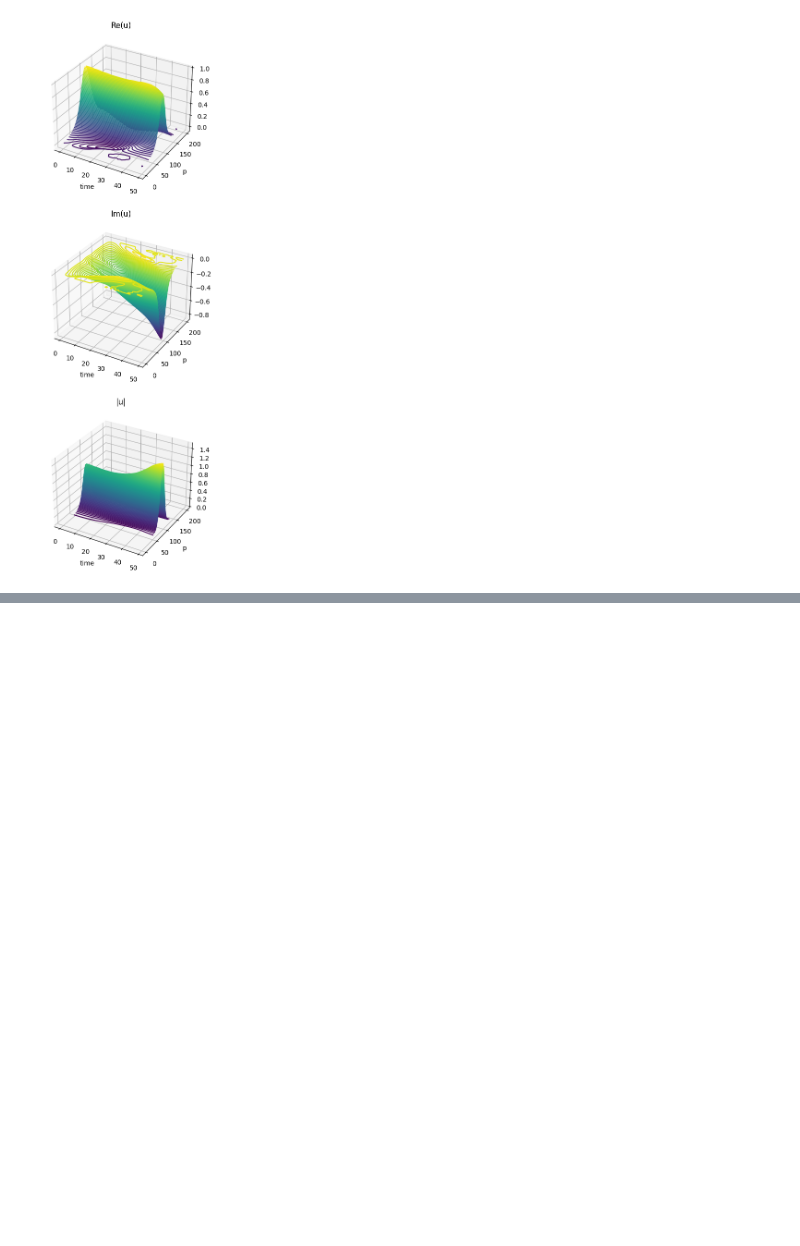
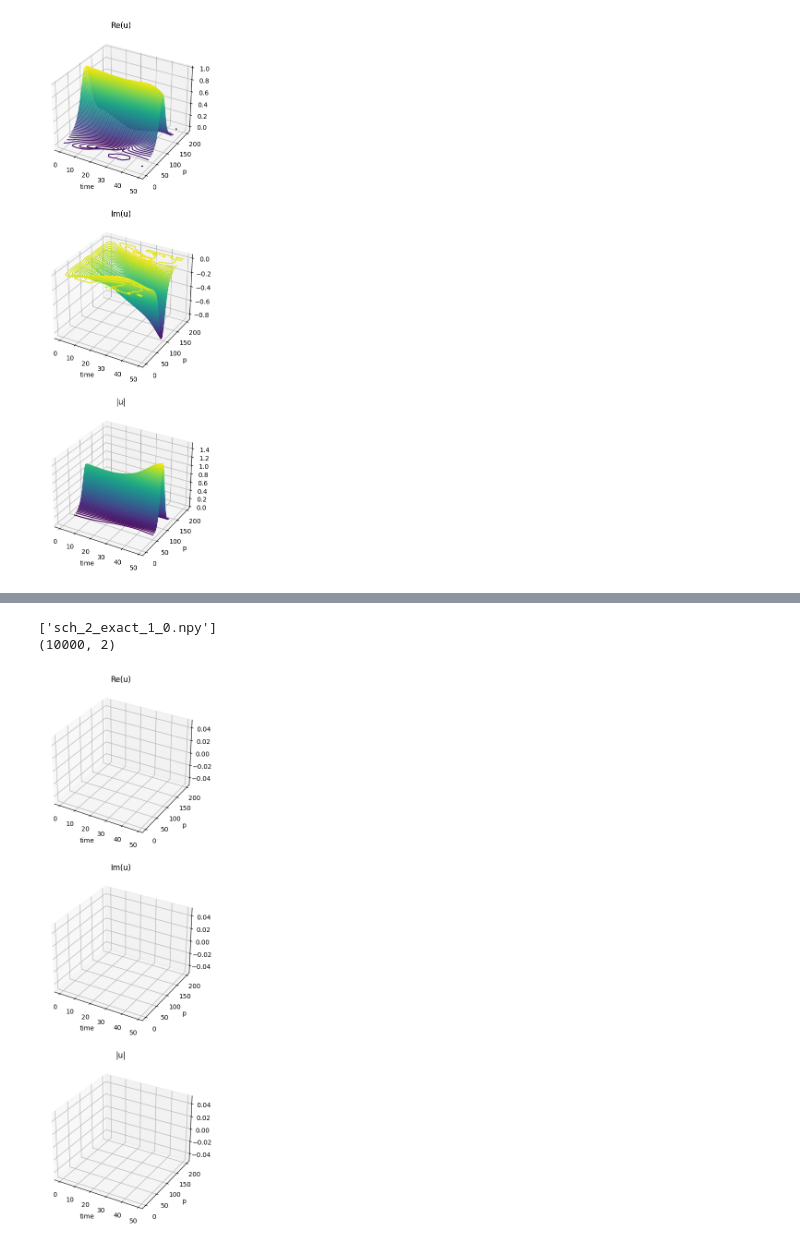
Before and after one commit to sallsdagrate/FBPINNs, a Jupyter notebook: examples/results/observing_schrodinger.ipynb, the cells around one changed output, grey strips where cells are left out. Cells and saved outputs as stored; diff of their text form; code cells hidden in the pictures; blank space fills up the shorter version.

```diff
--- a/examples/results/observing_schrodinger.ipynb
+++ b/examples/results/observing_schrodinger.ipynb
@@ -74,0 +87,11 @@ plot_sch(arr.transpose(2, 0, 1))
+# %%
+d1 = list(filter(lambda x: 'sch_2_exact_1_0' in x, os.listdir('saved_arrays')))
+print(d1)
+arr = np.load(os.path.join('saved_arrays', d1[0]))
+print(arr.shape)
+arr = arr.reshape(200, 50, -1)
+plot_sch(arr.transpose(2, 0, 1))
+# %% [output]
+['sch_2_exact_1_0.npy']
+(10000, 2)
+[figure, added]
```
Also changed, not shown: parts of 5 cells of this notebook, 2 other files.
